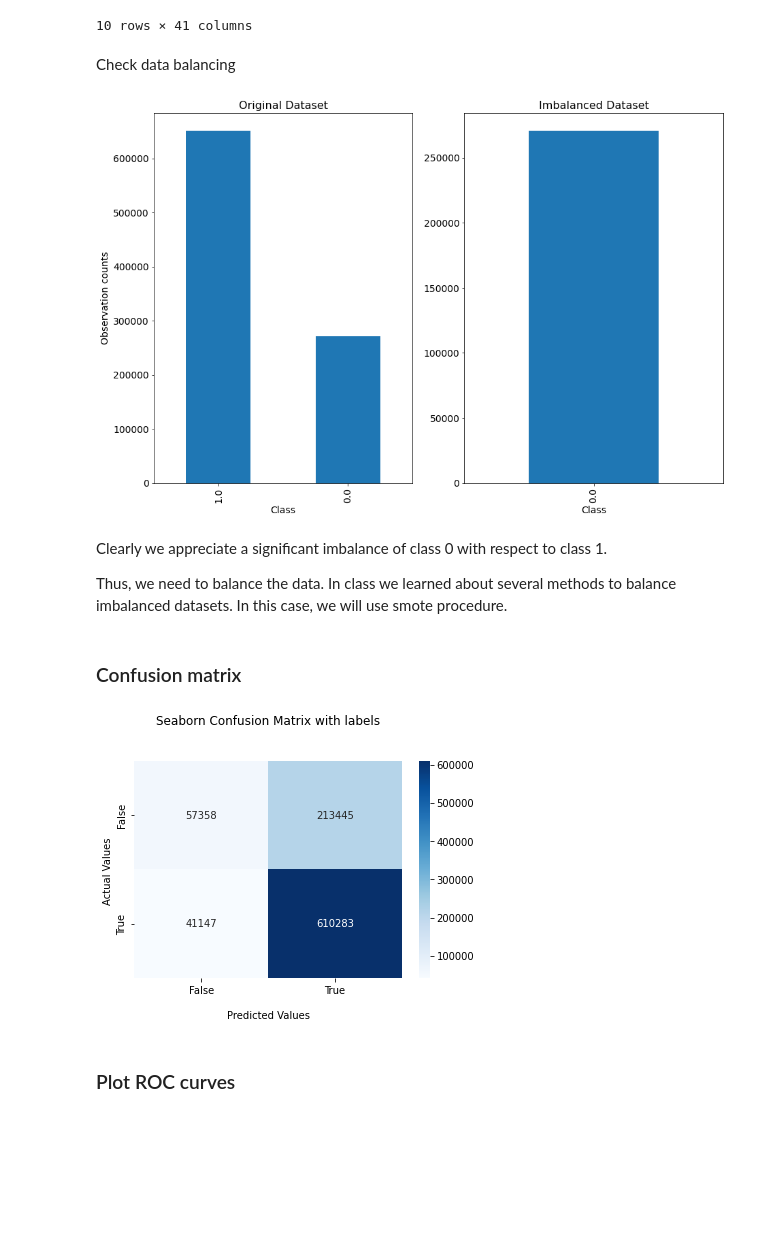
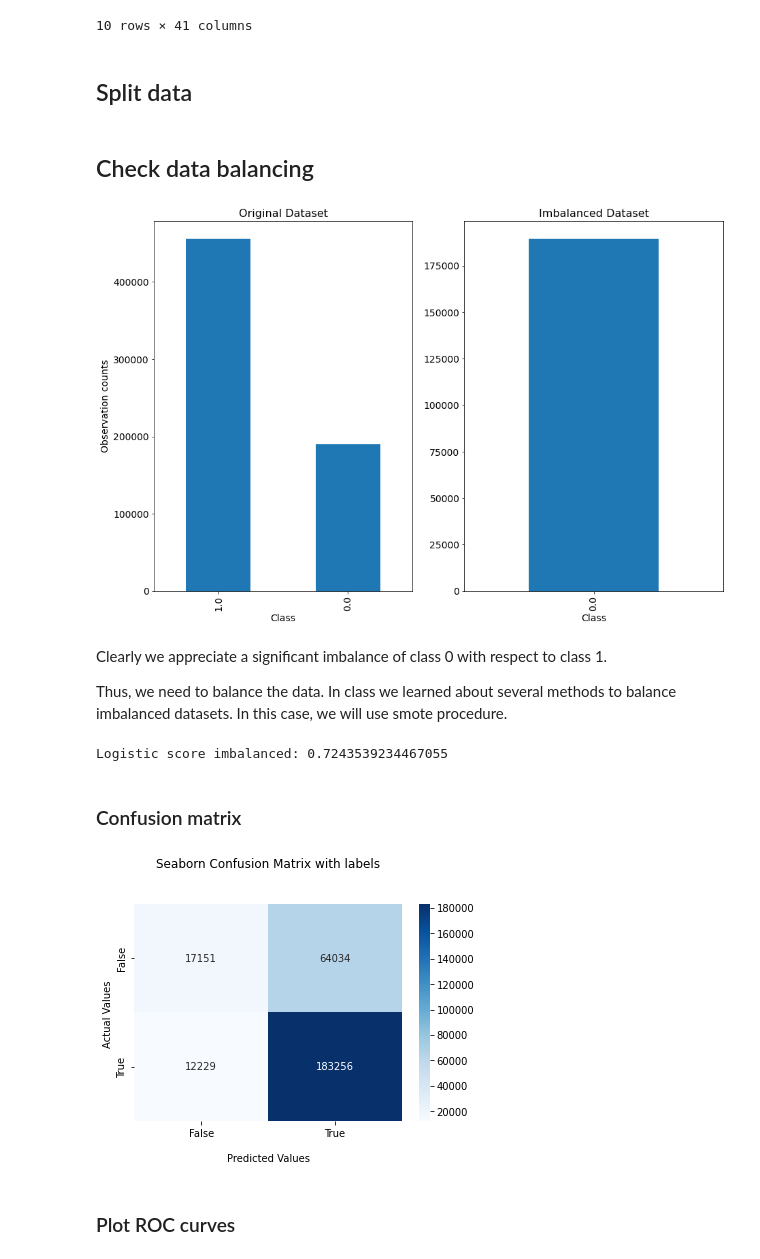
Before and after one commit to apurvk2000/Big-Data-Project, a Jupyter notebook: logistic_forest.ipynb, the cells around one changed output. Cells and saved outputs as stored; diff of their text form; code cells hidden in the pictures; blank space fills up the shorter version.

```diff
--- a/logistic_forest.ipynb
+++ b/logistic_forest.ipynb
@@ -70,3 +72,5 @@ df.head(10)
 | 8 | 0.0 | 361.0 | 0.0 | 33.0 | 26810.0 | 0.0 | 25396.0 | 11.0 | ... |
 | 9 | 0.0 | 80.0 | 0.0 | 16.0 | 4003.0 | 0.0 | 3618.0 | 4.0 | ... |
 10 rows × 41 columns
+# %% [markdown]
+## Split data
@@ -73,5 +81,8 @@ df.head(10)
+# %%
+df = pd.DataFrame(X_train, columns = variables)
+df['loan_status'] = y_train
 # %% [markdown]
-Check data balancing
+## Check data balancing
 # %%
 df_0 = df[df['loan_status']==0]
 df_1 = df[df['loan_status']==1]
@@ -87,7 +98,7 @@ ax.set_title('Original Dataset', fontsize=16)
 ax1.set_title('Imbalanced Dataset', fontsize=16)
 plt.show()
 # %% [output]
-[figure, old version]
+[figure, new version]
 # %% [markdown]
 Clearly we appreciate a significant imbalance of class 0 with respect to class 1.
 
@@ -103,21 +113,26 @@ imbalanced_predicted = model_imb.predict(df[variables])
+# %%
+print(f'Logistic score imbalanced: {model_imb.score(X_test, y_test)}')
+# %% [output]
+Logistic score imbalanced: 0.7243539234467055
 # %% [markdown]
 ### Confusion matrix
 # %%
-cf_matrix = confusion_matrix( df['loan_status'], imbalanced_predicted)
+imbalanced_predicted = model_imb.predict(X_test)
+cf_matrix = confusion_matrix( y_test, imbalanced_predicted)
 ax = sns.heatmap(cf_matrix, annot=True,cmap='Blues', fmt='g')
 
 ax.set_title('Seaborn Confusion Matrix with labels\n\n');
 ax.set_xlabel('\nPredicted Values')
 ax.set_ylabel('Actual Values ');
 
 ## Ticket labels - List must be in alphabetical order
 ax.xaxis.set_ticklabels(['False','True'])
 ax.yaxis.set_ticklabels(['False','True'])
 
 ## Display the visualization of the Confusion Matrix.
 plt.show()
 # %% [output]
-[figure, old version]
+[figure, new version]
 # %% [markdown]
 ### Plot ROC curves
 # %%
```
Also changed, not shown: parts of 19 cells of this notebook.
